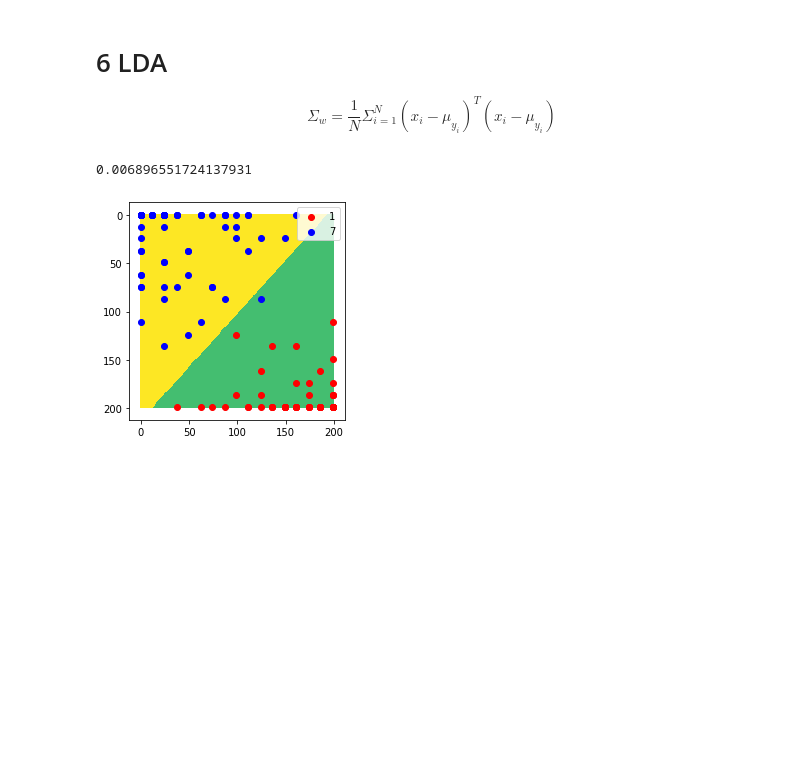
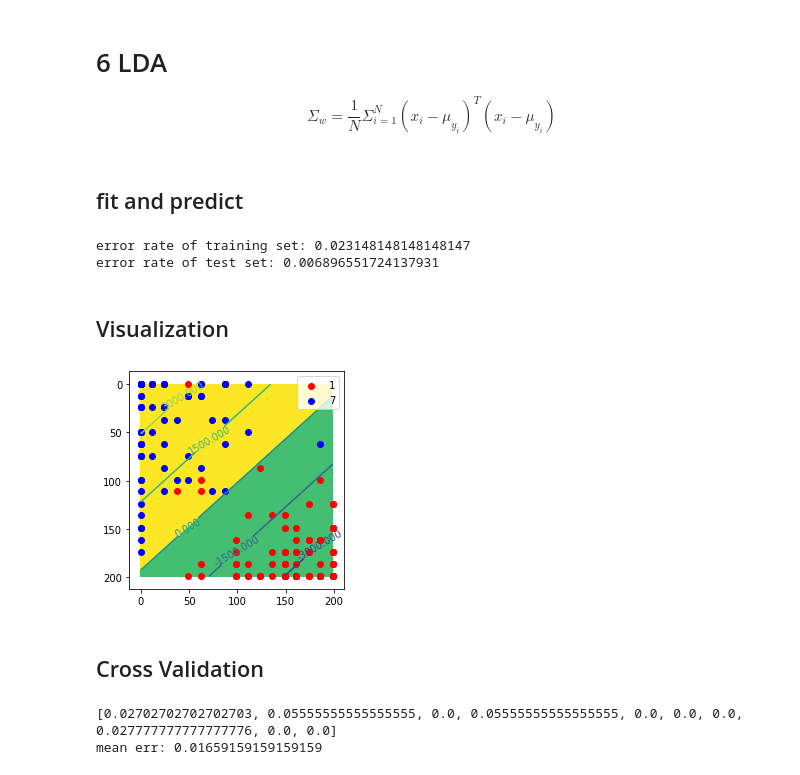
Before and after one commit to gitdxj/QDA-and-LDA, a Jupyter notebook: solution.ipynb, the cells around one changed output. Cells and saved outputs as stored; diff of their text form; code cells hidden in the pictures; blank space fills up the shorter version.

Commit message:
contour visulization

```diff
--- a/solution.ipynb
+++ b/solution.ipynb
@@ -257,6 +336,8 @@ plt.show()
 # %% [markdown]
 # 6 LDA
 $$\Sigma_w = \frac{1}{N}\Sigma_{i=1}^{N}(x_i-\mu_{y_i})^T(x_i-\mu_{y_i})$$
+# %% [markdown]
+## fit and predict
 # %%
 def fit_lda(training_features, training_labels):
     D = training_features.shape[1]  # dimensions of training data
@@ -284,33 +365,75 @@ def predict_lda(mu, covmat, prior, test_features):
     return predicted
 
 mu, covmat, p = fit_lda(X_train, Y_train)
-indices6 = predict_lda(mu, covmat, p, X_test)
-Y_pred6 = np.asarray([1,7]).take(indices6)
-print(cal_err(Y_pred6, Y_test))
+
+
+# make prediction
+train_prediction6 = predict_lda(mu, covmat, p, X_train)
+train_Y_pred6 = np.asarray([1,7]).take(train_prediction6)  # map 0,1 in predictions to real response value "1" and "7"
+print("error rate of training set:",cal_err(train_Y_pred6, Y_train))
+
+# make prediction
+test_prediction6 = predict_lda(mu, covmat, p, X_test)
+test_Y_pred6 = np.asarray([1,7]).take(test_prediction6)  # map 0,1 in predictions to real response value "1" and "7"
+print("error rate of test set:",cal_err(test_Y_pred6, Y_test))
 # %% [output]
-0.006896551724137931
+error rate of training set: 0.023148148148148147
+error rate of test set: 0.006896551724137931
+# %% [markdown]
+## Visualization
 # %%
 N_image = 200
 image = np.zeros((N_image, N_image))
 step = 16 / (N_image-1)
 for i in range(N_image):
     for j in range(N_image):
-        x0 = i*step
-        x1 = j*step
+        x1 = i*step
+        x0 = j*step
         if predict_lda(mu, covmat, p, [[x0,x1]]) == 0:
             image[i][j] = green
         else :
             image[i][j] = yellow
 
 
-X_test_draw_1, _ = select_by_y((X_test*(1/step)).astype(int), Y_test, [1])
-X_test_draw_7, _ = select_by_y((X_test*(1/step)).astype(int), Y_test, [7])
+def lda_contour(mu, covmat, p):
+    x0 = np.arange(0,200,1)
+    x1 = np.arange(0,200,1)
+    X0, X1 = np.meshgrid(x0, x1)
+    Z = np.zeros(X0.shape)
+    b_0 = (1/2)*np.log(np.linalg.det(2*np.pi*covmat)) - np.log(p[0])
+    b_1 = (1/2)*np.log(np.linalg.det(2*np.pi*covmat)) - np.log(p[1])
+    b_0 += (1/2)*np.mat(mu[0])*np.mat(covmat)*np.mat(mu[0]).T
+    b_1 += (1/2)*np.mat(mu[1])*np.mat(covmat)*np.mat(mu[1]).T
+    b = b_0 - b_1
+    W = np.mat(mu[1]-mu[0])*np.mat(covmat)
+    for i in range(Z.shape[0]):
+        for j in range(Z.shape[1]):
+            Z[i][j] = np.mat(W)*np.mat([X0[i][j]*step, X1[i][j]*step]).T + b
+    return X0, X1, Z
+
+
+X_train_draw_1, _ = select_by_y((X_train*(1/step)).astype(int), Y_train, [1])
+X_train_draw_7, _ = select_by_y((X_train*(1/step)).astype(int), Y_train, [7])
+
+X0, X1, Z = lda_contour(mu, covmat, p)
 
 plt.figure()
 plt.imshow(image, vmin=0, vmax=1)
-plt.scatter(X_test_draw_1[:,0].transpose(), X_test_draw_1[:,1].transpose(), c="r", label="1")
-plt.scatter(X_test_draw_7[:,0].transpose(), X_test_draw_7[:,1].transpose(), c="b", label="7")
+CS = plt.contour(X0, X1, Z)
+plt.clabel(CS, inline=1)
+plt.scatter(X_train_draw_1[:,0], X_train_draw_1[:,1], c="r", label="1")
+plt.scatter(X_train_draw_7[:,0], X_train_draw_7[:,1], c="b", label="7")
 plt.legend()
 plt.show()
 # %% [output]
-[figure, old version]
+[figure, new version]
+# %% [markdown]
+## Cross Validation
+# %%
+errs = cross_validation(X_all, Y_all, fit_lda, predict_lda)
+print(errs)
+LDA_error = np.mean(errs)
+print("mean err:", LDA_error)
+# %% [output]
+[0.02702702702702703, 0.05555555555555555, 0.0, 0.05555555555555555, 0.0, 0.0, 0.0, 0.027777777777777776, 0.0, 0.0]
+mean err: 0.01659159159159159
```
Also changed, not shown: parts of 12 cells of this notebook.
